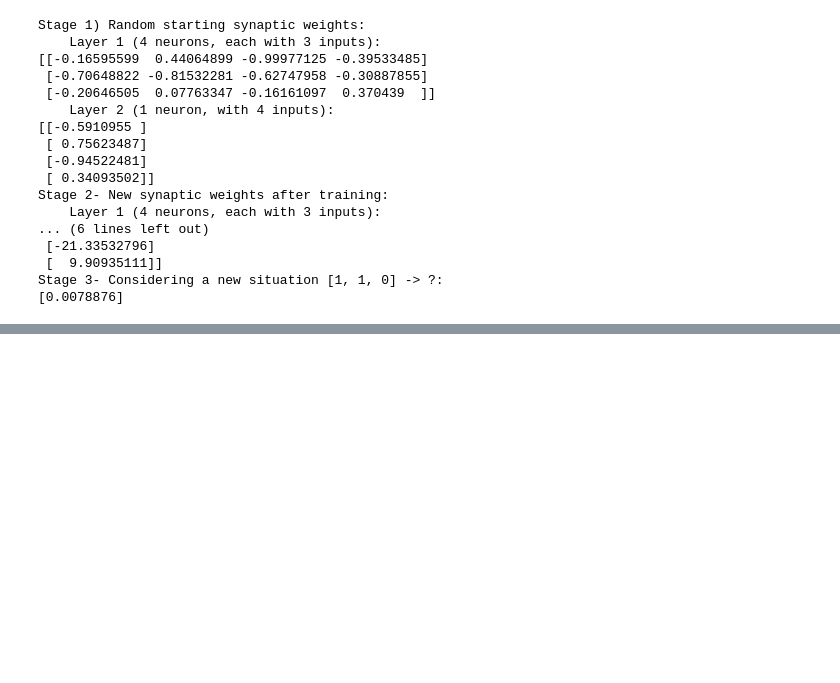
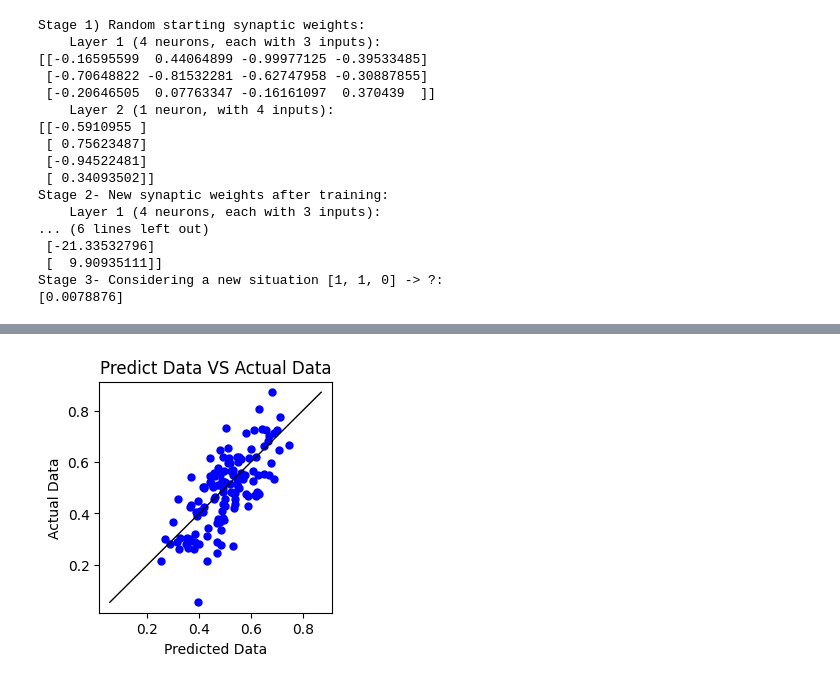
Before and after one commit to ramyasridevi/Deep-Learning, a Jupyter notebook: Deep_Learning_LAB.ipynb, the cells around one changed output, grey strips where cells are left out. Saved outputs shown, nothing was run; the diff lists cells and outputs as text; code cells hidden in the pictures; blank space fills up the shorter version.

```diff
--- a/Deep_Learning_LAB.ipynb
+++ b/Deep_Learning_LAB.ipynb
@@ -237,0 +614,10 @@ Stage 3- Considering a new situation [1, 1, 0] -> ?:
+# %%
+plt.figure(figsize=(3,3),dpi=100)
+plt.scatter(ridge_pred,ytest,c='blue',marker='o',s=25)
+plt.plot([ytest.min(),ytest.max()],[ytest.min(),ytest.max()],c='black',lw=1)
+plt.xlabel('Predicted Data')
+plt.ylabel('Actual Data')
+plt.title('Predict Data VS Actual Data')
+plt.show()
+# %% [output]
+[figure, added]
```
Also changed, not shown: parts of 35 cells of this notebook.
